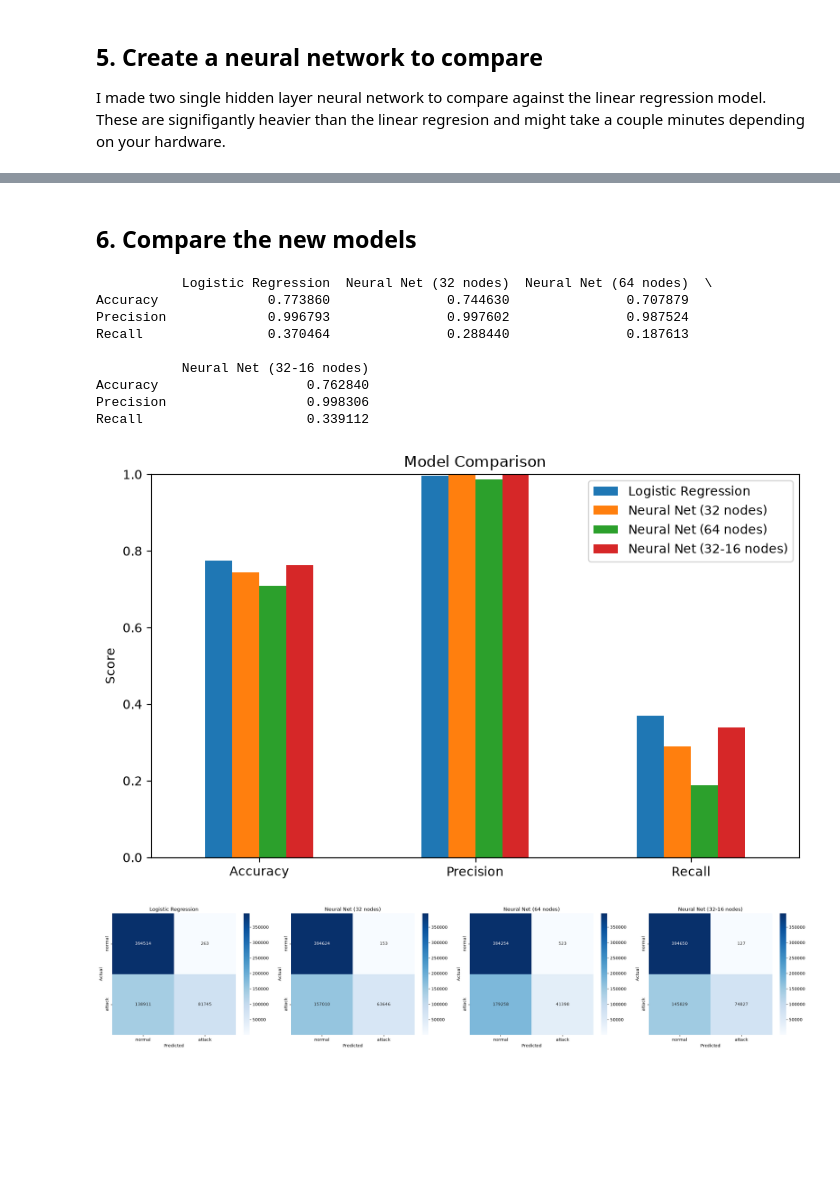
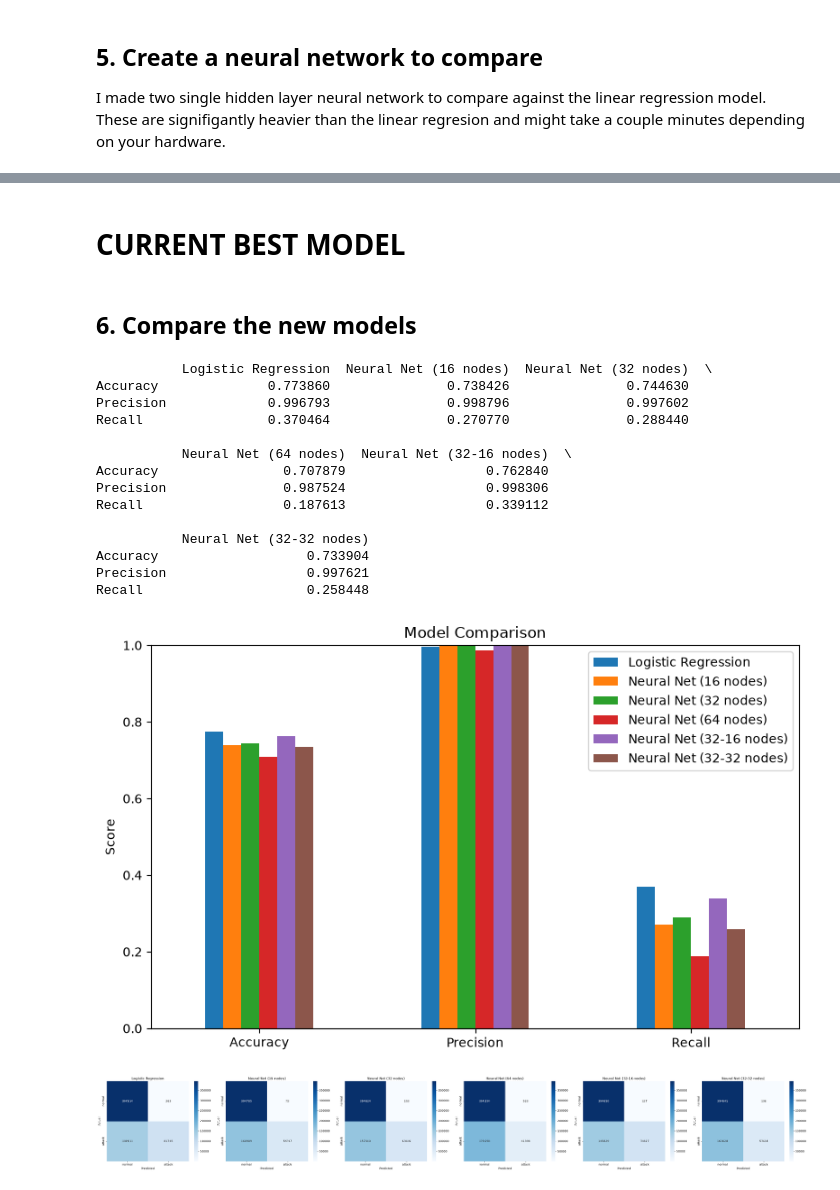
Before and after one commit to CorruptedStorm/NetworkIntrusionDetector, a Jupyter notebook: notebooks/cic_network_intrusion_detector.ipynb, the cells around one changed output, grey strips where cells are left out. Drawn from its saved outputs; the diff is of its cells as text; code cells hidden in the pictures; blank space fills up the shorter version.

Commit message:
Tested out new models on CIC

```diff
--- a/notebooks/cic_network_intrusion_detector.ipynb
+++ b/notebooks/cic_network_intrusion_detector.ipynb
@@ -95,29 +101,41 @@ mlp_model_3 = train_mlp(X_train, y_train, hidden_layer_size=(32, 16))
+# %%
+#32 nodes with 42 random states
+mlp_model = train_mlp(X_train, y_train, hidden_layer_size=(32,))
+models.update({"Neural Net (32 nodes)": mlp_model})
+# %%
+#64 nodes with 64 random states
+mlp_model_2 = train_mlp(X_train, y_train, hidden_layer_size=(64,), random_state=64)
+models.update({"Neural Net (64 nodes)": mlp_model_2})
+# %% [markdown]
+# CURRENT BEST MODEL
+# %%
+#two sets of 32 and 16 nodes with 42 random states
+mlp_model_3 = train_mlp(X_train, y_train, hidden_layer_size=(32, 16))
+models.update({"Neural Net (32-16 nodes)": mlp_model_3})
+# %%
+#two sets of 32 and 32 nodes with 42 random states
+mlp_model_3 = train_mlp(X_train, y_train, hidden_layer_size=(32, 32))
+models.update({"Neural Net (32-32 nodes)": mlp_model_3})
 # %% [markdown]
 ## 6. Compare the new models
 # %%
-from src.compare import compare_models, plot_comparison
-
-lr_model = model
-
-models = {
-    "Logistic Regression": lr_model,
-    "Neural Net (32 nodes)": mlp_model,
-    "Neural Net (64 nodes)": mlp_model_2,
-    "Neural Net (32-16 nodes)": mlp_model_3,
-}
-
 results_df, confusion_matrices = compare_models(models, X_test, y_test)
 print(results_df)
 plot_comparison(results_df, confusion_matrices)
 # %% [output]
-           Logistic Regression  Neural Net (32 nodes)  Neural Net (64 nodes)  \
-Accuracy              0.773860               0.744630               0.707879
-Precision             0.996793               0.997602               0.987524
-Recall                0.370464               0.288440               0.187613
+           Logistic Regression  Neural Net (16 nodes)  Neural Net (32 nodes)  \
+Accuracy              0.773860               0.738426               0.744630
+Precision             0.996793               0.998796               0.997602
+Recall                0.370464               0.270770               0.288440
 
-           Neural Net (32-16 nodes)
-Accuracy                   0.762840
-Precision                  0.998306
-Recall                     0.339112
+           Neural Net (64 nodes)  Neural Net (32-16 nodes)  \
+Accuracy                0.707879                  0.762840
+Precision               0.987524                  0.998306
+Recall                  0.187613                  0.339112
+
+           Neural Net (32-32 nodes)
+Accuracy                   0.733904
+Precision                  0.997621
+Recall                     0.258448
-[figure, old version]
+[figure, new version]
-[figure, old version]
+[figure, new version]
```
Also changed, not shown: parts of 4 cells of this notebook, 3 other files.
